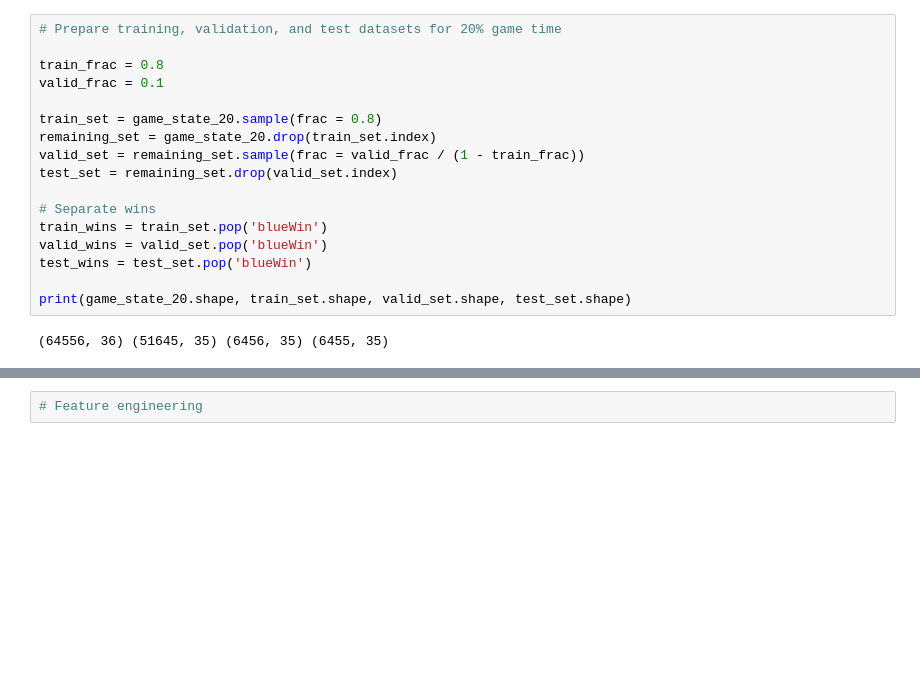
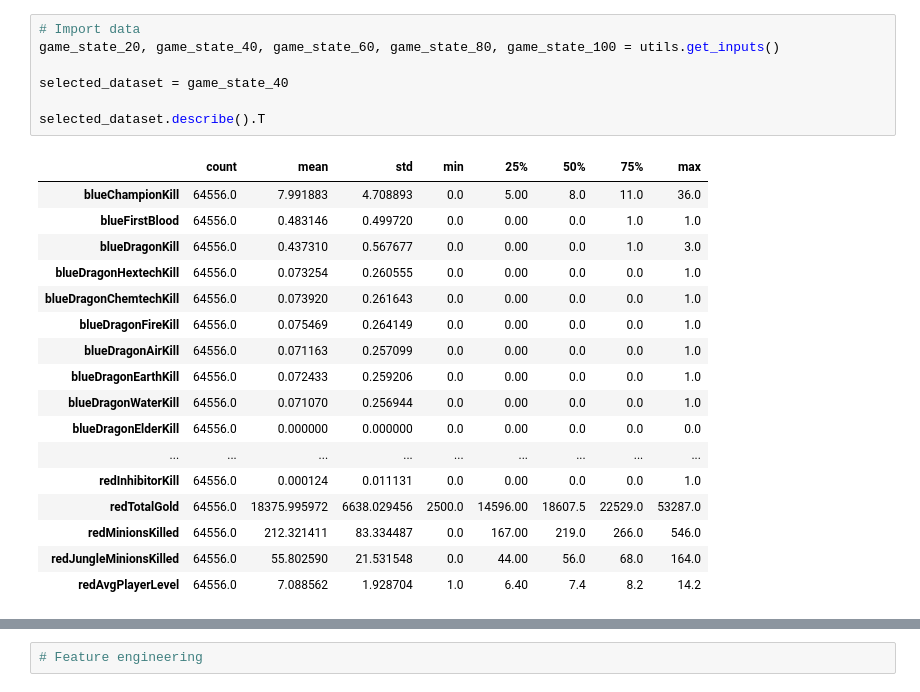
Before and after one commit to hymeng3/league-win-predict, a Jupyter notebook: win-predict.ipynb, the cells around one changed output, grey strips where cells are left out. Drawn from its saved outputs; the diff is of its cells as text; blank space fills up the shorter version.

```diff
--- a/win-predict.ipynb
+++ b/win-predict.ipynb
@@ -22,22 +13,28 @@ To enable the following instructions: AVX2 FMA, in other operations, rebuild Ten
-# %%
-# Prepare training, validation, and test datasets for 20% game time
-
-train_frac = 0.8
-valid_frac = 0.1
-
-train_set = game_state_20.sample(frac = 0.8)
-remaining_set = game_state_20.drop(train_set.index)
-valid_set = remaining_set.sample(frac = valid_frac / (1 - train_frac))
-test_set = remaining_set.drop(valid_set.index)
-
-# Separate wins
-train_wins = train_set.pop('blueWin')
-valid_wins = valid_set.pop('blueWin')
-test_wins = test_set.pop('blueWin')
-
-print(game_state_20.shape, train_set.shape, valid_set.shape, test_set.shape)
-# %% [output]
-(64556, 36) (51645, 35) (6456, 35) (6455, 35)
+# %%
+# Import data
+game_state_20, game_state_40, game_state_60, game_state_80, game_state_100 = utils.get_inputs()
+
+selected_dataset = game_state_40
+
+selected_dataset.describe().T
+# %% [output]
+|  | count | mean | std | min | 25% | 50% | 75% | max |
+| blueChampionKill | 64556.0 | 7.991883 | 4.708893 | 0.0 | 5.00 | 8.0 | 11.0 | 36.0 |
+| blueFirstBlood | 64556.0 | 0.483146 | 0.499720 | 0.0 | 0.00 | 0.0 | 1.0 | 1.0 |
+| blueDragonKill | 64556.0 | 0.437310 | 0.567677 | 0.0 | 0.00 | 0.0 | 1.0 | 3.0 |
+| blueDragonHextechKill | 64556.0 | 0.073254 | 0.260555 | 0.0 | 0.00 | 0.0 | 0.0 | 1.0 |
+| blueDragonChemtechKill | 64556.0 | 0.073920 | 0.261643 | 0.0 | 0.00 | 0.0 | 0.0 | 1.0 |
+| blueDragonFireKill | 64556.0 | 0.075469 | 0.264149 | 0.0 | 0.00 | 0.0 | 0.0 | 1.0 |
+| blueDragonAirKill | 64556.0 | 0.071163 | 0.257099 | 0.0 | 0.00 | 0.0 | 0.0 | 1.0 |
+| blueDragonEarthKill | 64556.0 | 0.072433 | 0.259206 | 0.0 | 0.00 | 0.0 | 0.0 | 1.0 |
+| blueDragonWaterKill | 64556.0 | 0.071070 | 0.256944 | 0.0 | 0.00 | 0.0 | 0.0 | 1.0 |
+| blueDragonElderKill | 64556.0 | 0.000000 | 0.000000 | 0.0 | 0.00 | 0.0 | 0.0 | 0.0 |
+| ... | ... | ... | ... | ... | ... | ... | ... | ... |
+| redInhibitorKill | 64556.0 | 0.000124 | 0.011131 | 0.0 | 0.00 | 0.0 | 0.0 | 1.0 |
+| redTotalGold | 64556.0 | 18375.995972 | 6638.029456 | 2500.0 | 14596.00 | 18607.5 | 22529.0 | 53287.0 |
+| redMinionsKilled | 64556.0 | 212.321411 | 83.334487 | 0.0 | 167.00 | 219.0 | 266.0 | 546.0 |
+| redJungleMinionsKilled | 64556.0 | 55.802590 | 21.531548 | 0.0 | 44.00 | 56.0 | 68.0 | 164.0 |
+| redAvgPlayerLevel | 64556.0 | 7.088562 | 1.928704 | 1.0 | 6.40 | 7.4 | 8.2 | 14.2 |
 # %%
 # Visualize data
 
```
Also changed, not shown: parts of 4 cells of this notebook, 4 other files.
